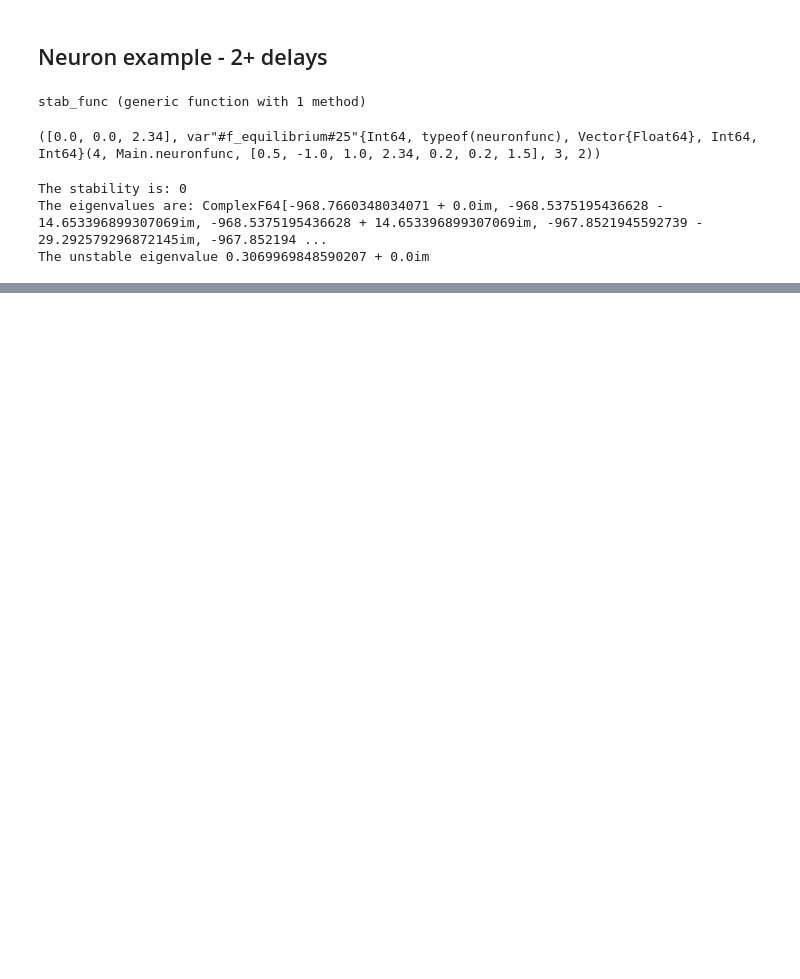
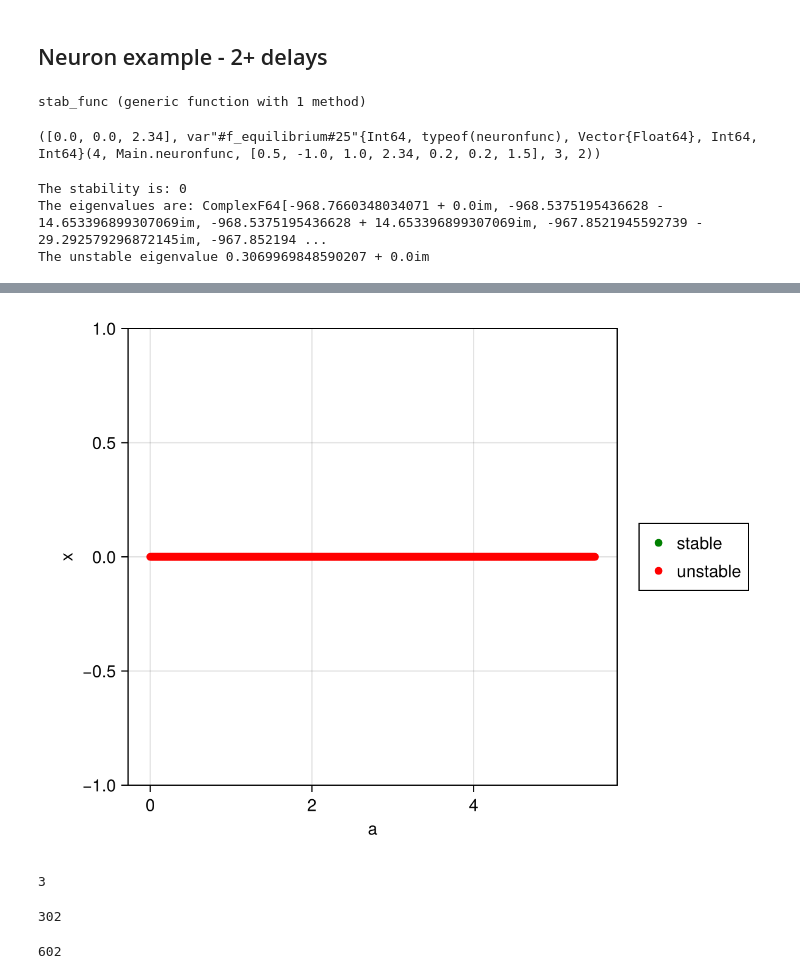
Before and after one commit to EvaSJ25/DDE-internship-code, a Jupyter notebook: Neuron_example.ipynb, the cells around one changed output, grey strips where cells are left out. Saved outputs shown, nothing was run; the diff lists cells and outputs as text; code cells hidden in the pictures; blank space fills up the shorter version.

Commit message:
Added equilibria branching and stability (trial)

```diff
--- a/Neuron_example.ipynb
+++ b/Neuron_example.ipynb
@@ -47,0 +66,43 @@ The unstable eigenvalue 0.3069969848590207 + 0.0im
+# %%
+y02,feq2=F_eq(neuronfunc,[0.0,0],[k,beta,a12,0,tau1,tau2,taus], nd, par_indx=4)
+alist1,ytan1=track_curve_new(feq2,y02,[0.0,0,1],nmax=550)
+
+xmat1=hcat([u[1] for u in alist1],[u[2] for u in alist1])
+xlist1=[xmat1[i,:] for i in 1:size(xmat1,1)]
+
+plist1=[u[3] for u in alist1]
+
+m=100 #number of discretised steps
+n=2 #number of states (x1,x2)
+neq=length(plist1) #number of equilibrium points we're finding the stability of
+stab=fill(NaN,neq)
+#eigvals1=fill(ComplexF64[],neq,n*(1+m*nd))
+eigvals1=[fill(0.0+0.0*im,n*(1+nd*m)) for _ in 1:neq]
+
+for i in 1:neq
+    stab[i],eigvals1[i],=stab_func(neuronfunc,neurontau,x0,[p0],[k,beta,a12,a21,tau1,tau2,taus],[4],nd,doprint=1,m=m)
+end
+
+stable=(stab.==1.0)
+unstable=(stab.==0.0)
+
+fig2=Figure()
+ax2=Axis(fig2[1,1],xlabel="a",ylabel="x")
+scatter!(ax2,plist1[stable],[u[1] for u in xlist1[stable]],label="stable",color="green")
+scatter!(ax2,plist1[unstable],[u[1] for u in xlist1[unstable]],label="unstable",color="red")
+Legend(fig2[1,2], ax2, merge=true)
+fig2
+# %% [output]
+[figure, added]
+# %%
+nd
+# %% [output]
+3
+# %%
+m*nd+n
+# %% [output]
+302
+# %%
+n*(1+nd*m)
+# %% [output]
+602
```
Also changed, not shown: parts of 2 cells of this notebook.
